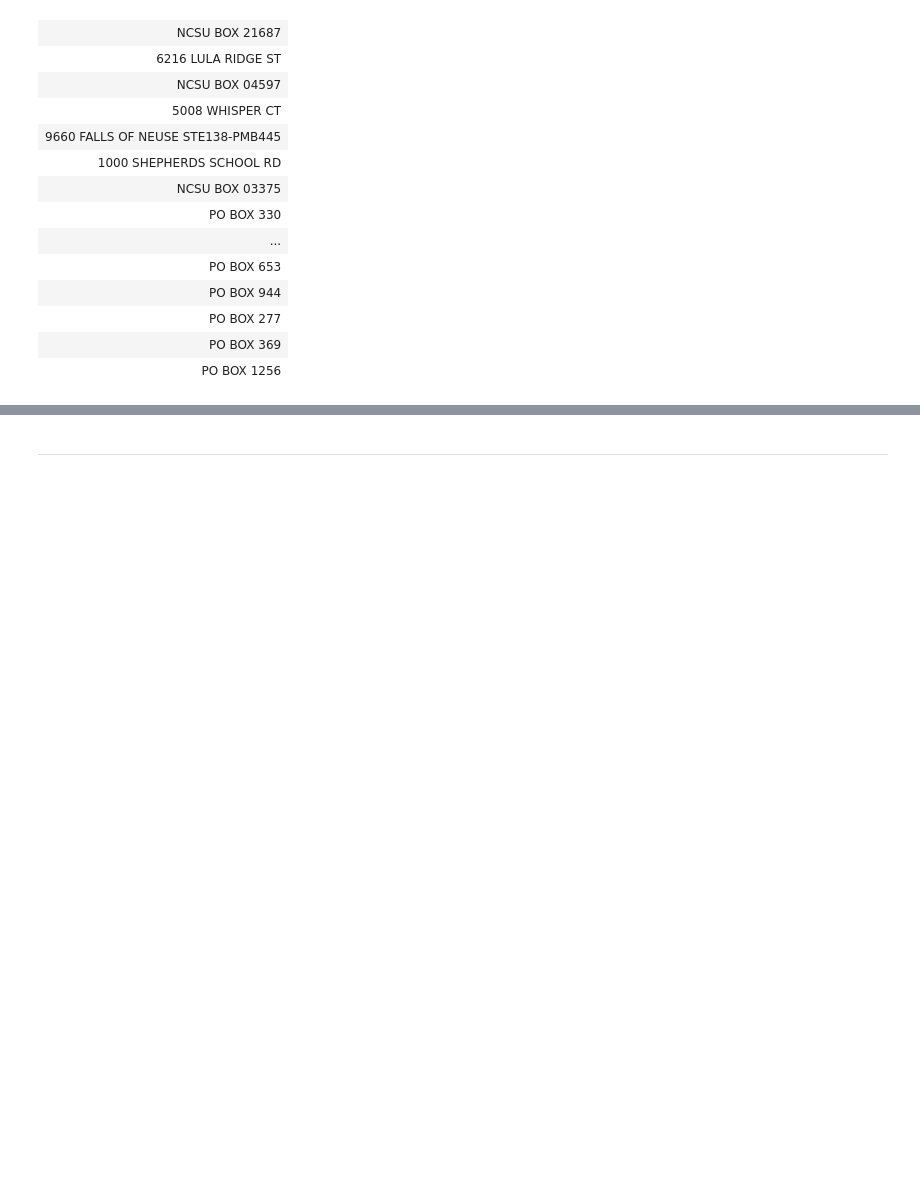
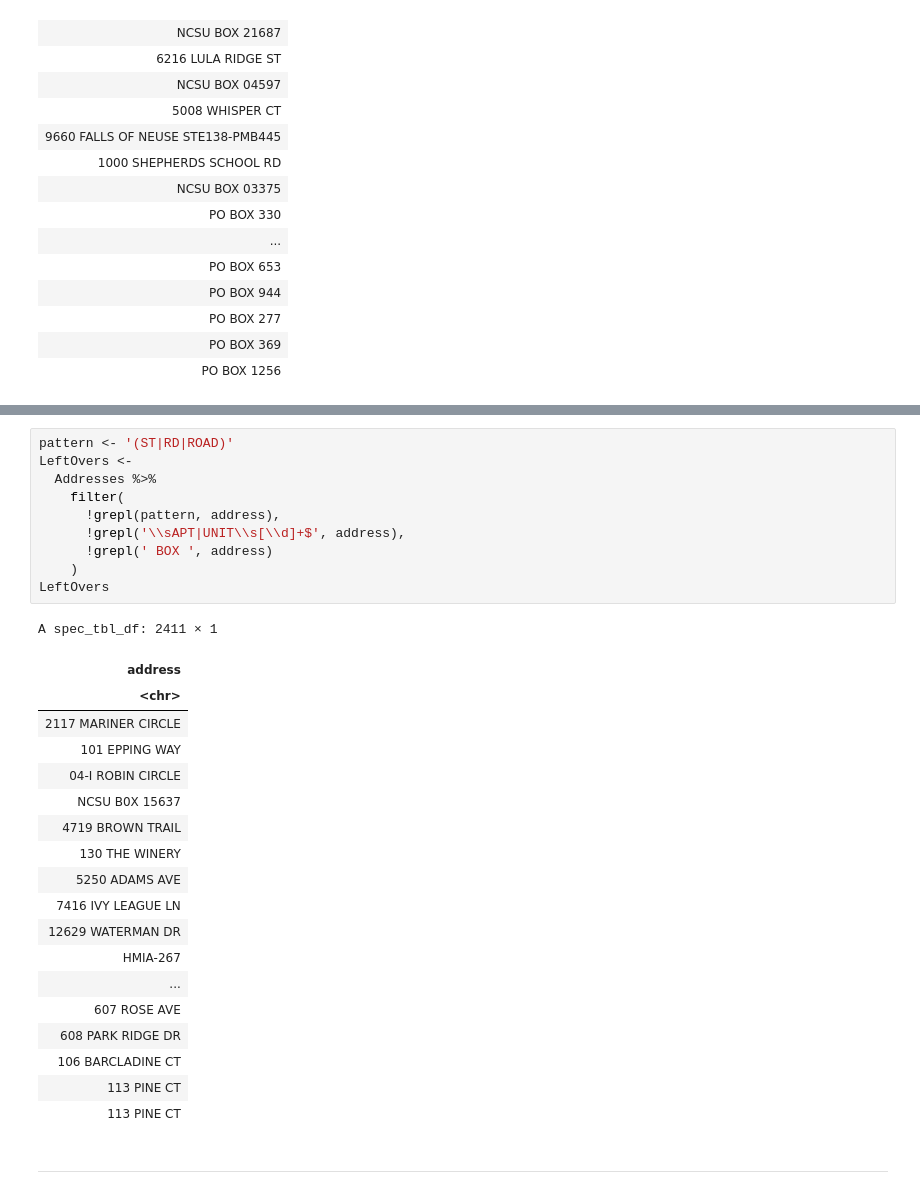
Before and after one commit to stat184-summer2023/a09-street-or-road-davefriedman01, a Jupyter notebook: A09.ipynb, the cells around one changed output, grey strips where cells are left out. Cells and saved outputs as stored; diff of their text form; blank space fills up the shorter version.

```diff
--- a/A09.ipynb
+++ b/A09.ipynb
@@ -224,2 +234,32 @@ A tibble: 36 × 1
+# %%
+pattern <- '(ST|RD|ROAD)'
+LeftOvers <-
+  Addresses %>%
+    filter(
+      !grepl(pattern, address),
+      !grepl('\\sAPT|UNIT\\s[\\d]+$', address),
+      !grepl(' BOX ', address)
+    )
+LeftOvers
+# %% [output]
+A spec_tbl_df: 2411 × 1
+| address |
+| <chr> |
+| 2117 MARINER CIRCLE |
+| 101 EPPING WAY |
+| 04-I ROBIN CIRCLE |
+| NCSU B0X 15637 |
+| 4719 BROWN TRAIL |
+| 130 THE WINERY |
+| 5250 ADAMS AVE |
+| 7416 IVY LEAGUE LN |
+| 12629 WATERMAN DR |
+| HMIA-267 |
+| ... |
+| 607 ROSE AVE |
+| 608 PARK RIDGE DR |
+| 106 BARCLADINE CT |
+| 113 PINE CT |
+| 113 PINE CT |
 # %% [markdown]
 ---
```
Also changed, not shown: parts of 7 cells of this notebook, 3 other files.
